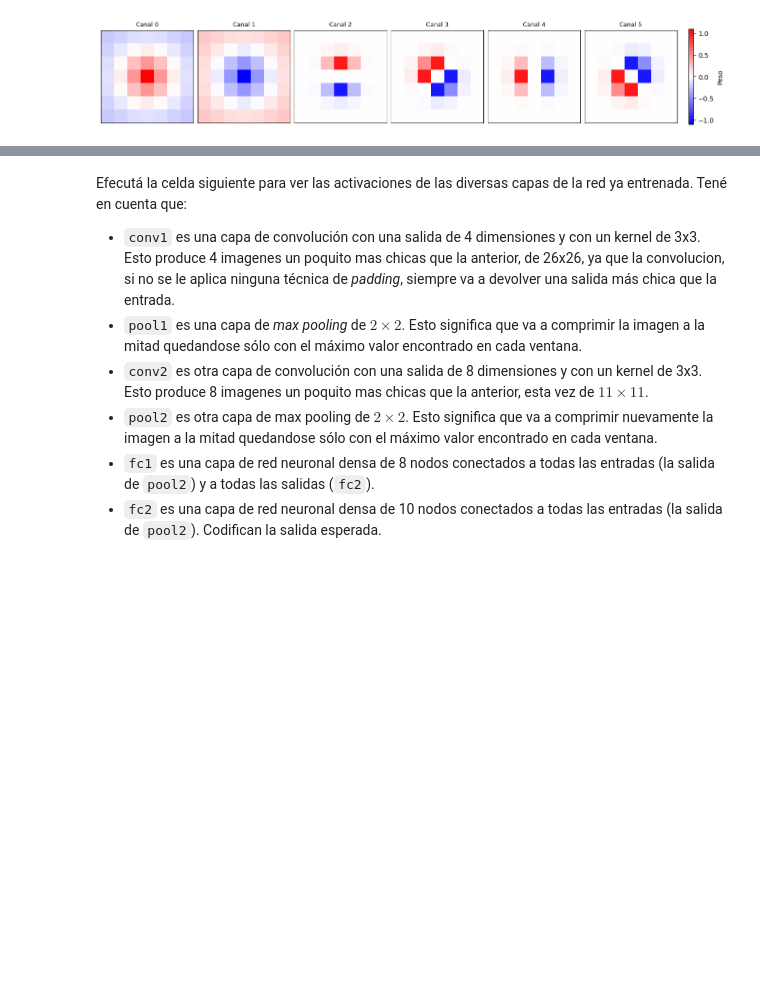
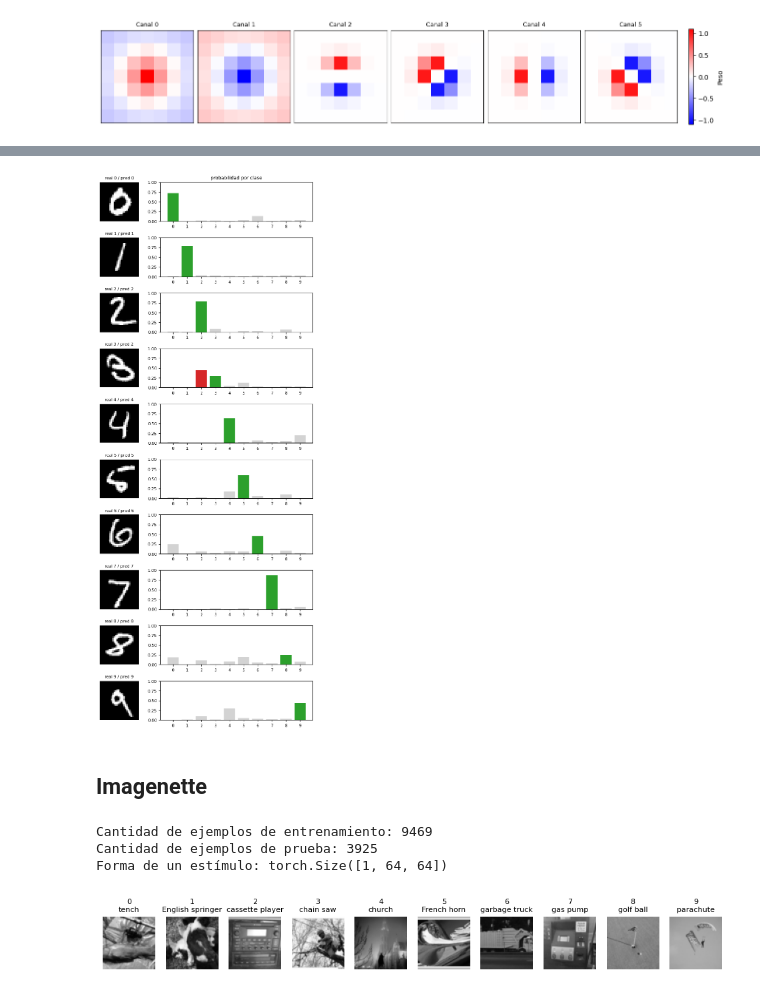
Before and after one commit to MaestriaCienciasCognitivas/ncc, a Jupyter notebook: book/notebooks/S5_Practico4.ipynb, the cells around one changed output, grey strips where cells are left out. Drawn from its saved outputs; the diff is of its cells as text; code cells hidden in the pictures; blank space fills up the shorter version.

```diff
--- a/book/notebooks/S5_Practico4.ipynb
+++ b/book/notebooks/S5_Practico4.ipynb
@@ -299,19 +276,17 @@ class ConvolutionalLayer(nn.Module):
             self.conv.weight = nn.Parameter(filters)
             self.conv.bias = nn.Parameter(torch.zeros((c_out,), dtype=torch.float32))
 
-    def forward(self, s):
+    def forward(self, x: torch.Tensor):
         """Run stimulus through convolutional layer
 
         Args:
-            s (torch.Tensor): n_stimuli x c_in x h x w tensor with stimuli
+            x: Estímulos con forma B x C_in x H x W
 
         Returns:
-            (torch.Tensor): n_stimuli x c_out x h x w tensor with convolutional layer unit activations.
+            Activaciones con forma B x C_out x H x W.
 
         """
-        a = self.conv(s)  # output of convolutional layer
-
-        return a
+        return self.conv(x)
 # %% [markdown]
 Aún no hemos definido los filtros que aplica cada canal. Al instanciar la clase que acabamos de definir, podemos pasarle un conjunto de filtros en el parámetros `filtros`, o bien `None` si queremos que los elija al azar.
 # %%
@@ -324,16 +299,11 @@ graficar_pesos(conv_layer.conv.weight.detach())
 # %% [markdown]
 ¿Qué mapas de activacion generaria esta capa de convolución con los filtros que creamos? En el bloque de código siguiente obtenemos diez ejemplos de MNIST (uno para cada número) y graficamos el resultado de la convolución en cada canal.
 # %%
-# primer ejemplo de cada dígito (0-9)
-idx = [next(i for i, (_, y) in enumerate(test_ds) if y == d) for d in range(10)]
-imgs = torch.stack([test_ds[i][0] for i in idx])        # (10, 1, 28, 28)
-labels = [test_ds[i][1] for i in idx]
-
 conv_layer.eval()
 with torch.no_grad():
-    convout = conv_layer(imgs)   # (10, 6, 28, 28)
+    activaciones = conv_layer(ESTIMULOS)
 
-plot_example_activations(imgs, convout, channels=np.arange(num_canales), labels=labels)
+graficar_activaciones(ESTIMULOS, activaciones, labels=ETIQUETAS)
 # %% [output]
 [figure]
 # %% [markdown]
@@ -436,9 +366,10 @@ plot_linear_activations(modelo, imgs, labels)
-# %% [markdown]
-Efecutá la celda siguiente para ver las activaciones de las diversas capas de la red ya entrenada. Tené en cuenta que:
-
-- `conv1` es una capa de convolución con una salida de 4 dimensiones y con un kernel de 3x3. Esto produce 4 imagenes un poquito mas chicas que la anterior, de 26x26, ya que la convolucion, si no se le aplica ninguna técnica de *padding*, siempre va a devolver una salida más chica que la entrada.
-- `pool1` es una capa de *max pooling* de $2 \times 2$. Esto significa que va a comprimir la imagen a la mitad quedandose sólo con el máximo valor encontrado en cada ventana.
-- `conv2` es otra capa de convolución con una salida de 8 dimensiones y con un kernel de 3x3. Esto produce 8 imagenes un poquito mas chicas que la anterior, esta vez de $11 \times 11$.
-- `pool2` es otra capa de max pooling de $2 \times 2$. Esto significa que va a comprimir nuevamente la imagen a la mitad quedandose sólo con el máximo valor encontrado en cada ventana.
-- `fc1` es una capa de red neuronal densa de 8 nodos conectados a todas las entradas (la salida de `pool2`) y a todas las salidas (`fc2`).
-- `fc2` es una capa de red neuronal densa de 10 nodos conectados a todas las entradas (la salida de `pool2`). Codifican la salida esperada.
+# %%
+modelo.eval()
+with torch.no_grad():
+    activaciones = modelo(ESTIMULOS)
+
+graficar_activaciones_lineales(activaciones, ESTIMULOS, ETIQUETAS)
+# %% [output]
+[figure, added]
+# %% [markdown]
+## Imagenette
@@ -444,0 +398,29 @@ Efecutá la celda siguiente para ver las activaciones de las diversas capas de l
+# %%
+print("Cantidad de ejemplos de entrenamiento:", len(train_ds))
+print("Cantidad de ejemplos de prueba:", len(test_ds))
+print("Forma de un estímulo:", train_ds[0][0].shape)
+# %% [output]
+Cantidad de ejemplos de entrenamiento: 9469
+Cantidad de ejemplos de prueba: 3925
+Forma de un estímulo: torch.Size([1, 64, 64])
+# %%
+from torch.utils.data import DataLoader
+
+# Instanciar clases utilitarias de PyTorch que nos permiten leer la carpeta data
+batch_size = 64
+train_loader = DataLoader(train_ds, batch_size=batch_size, shuffle=True)
+test_loader = DataLoader(test_ds, batch_size=batch_size, shuffle=False)
+
+idx = [next(i for i, (_, y) in enumerate(test_ds) if y == d) for d in range(10)]
+ESTIMULOS = torch.stack([test_ds[i][0] for i in idx])        # (10, 1, 28, 28)
+ETIQUETAS = [test_ds[i][1] for i in idx]
+NOMBRES = [c[0] for c in test_ds.classes]
+
+fig, axes = plt.subplots(1, 10, figsize=(12, 6))
+for i, axis in enumerate(axes):
+    etiqueta = ETIQUETAS[i]
+    axis.set_title(f"{etiqueta}\n{NOMBRES[etiqueta]}", fontsize=8)
+    graficar_estimulo(ESTIMULOS[i][0], axis, show=False)
+plt.show()
+# %% [output]
+[figure, added]
```
Also changed, not shown: parts of 20 cells of this notebook.
